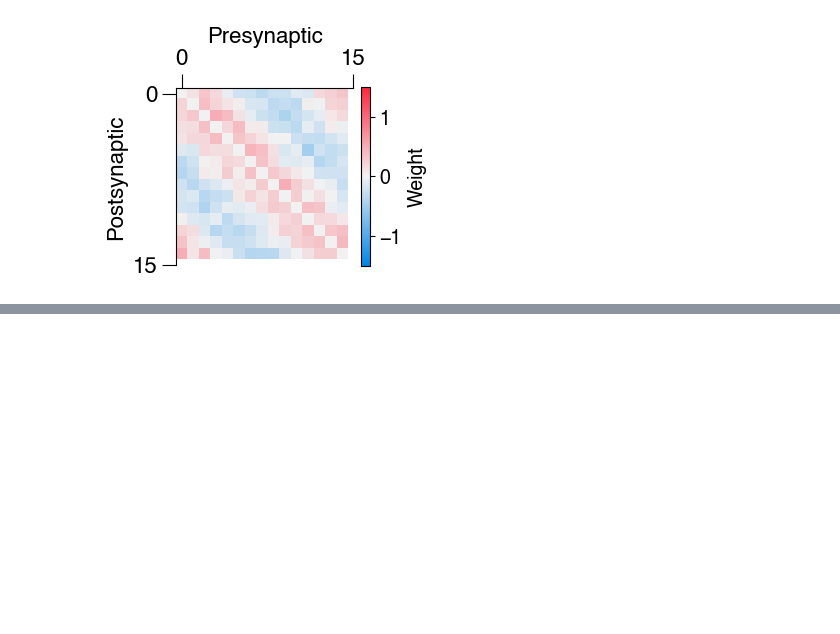
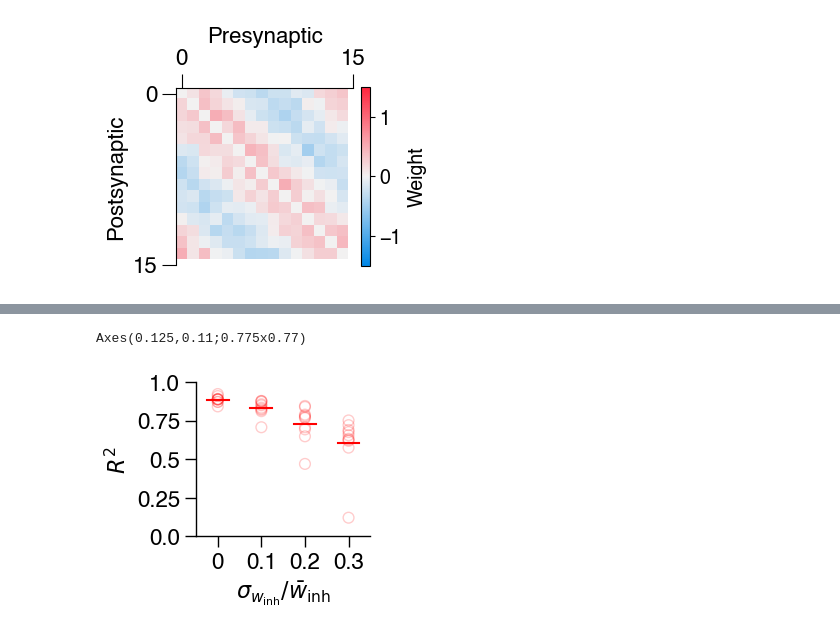
Before and after one commit to davidgbe/automated_plasticity_discovery, a Jupyter notebook: hard_coded_with_inh_het.ipynb, the cells around one changed output, grey strips where cells are left out. Cells and saved outputs as stored; diff of their text form; code cells hidden in the pictures; blank space fills up the shorter version.

```diff
--- a/hard_coded_with_inh_het.ipynb
+++ b/hard_coded_with_inh_het.ipynb
@@ -485,0 +580,40 @@ Axes(0.125,0.11;0.775x0.77)
+# %%
+all_scores_cp = np.load('preprocessing/hard_coded_r2_scores_inh_het.npy')
+# %%
+fig, axs = plt.subplots(1, 1, figsize=(2.25, 2))
+
+offset = 0.5  # horizontal offset for boxplots
+for k in range(all_scores_cp.shape[0]):
+    x_scatter = np.ones(all_scores_cp.shape[1]) * k
+    axs.scatter(x_scatter, all_scores_cp[k, :],
+                facecolor='none', edgecolor='red', s=60, alpha=0.2)
+
+    mean_line_width = 0.25
+    axs.plot([k - mean_line_width, k + mean_line_width], np.mean(all_scores_cp[k, :]) * np.ones(2), c='red', lw=1.5)
+
+
+    # Add boxplot shifted slightly to the right
+    # axs.boxplot(all_scores_cp[k, :],
+    #             positions=[k + offset],
+    #             widths=0.25,
+    #             patch_artist=True,
+    #             boxprops=dict(facecolor='white', color='black'),
+    #             medianprops=dict(color='black'),
+    #             whiskerprops=dict(color='black'),
+    #             capprops=dict(color='black'),
+    #             flierprops=dict(marker='o', color='black', alpha=0.3))
+
+axs.set_yticks(np.arange(5) * 0.25, np.arange(5) * 0.25)
+axs.set_xticks(np.arange(4), ['0'] + [f'{v:.1f}' for v in np.arange(1, 4) * 0.1])
+axs.set_ylim(0, 1)
+axs.set_xlim(-0.5, 3.5)
+
+axs.set_xlabel(r'$\sigma_{w_{\rm inh}} / \bar{w}_{\rm inh}$')
+axs.set_ylabel(r'$R^2$')
+
+format_plot(axs, ticklabelsize=16, axislabelsize=16)
+fig.savefig('figures/hard_coded_accuracy_versus_inh_het.svg')
+fig.savefig('figures/hard_coded_accuracy_versus_inh_het.png')
+# %% [output]
+Axes(0.125,0.11;0.775x0.77)
+[figure, added]
```
Also changed, not shown: parts of 6 cells of this notebook, 13 other files.
